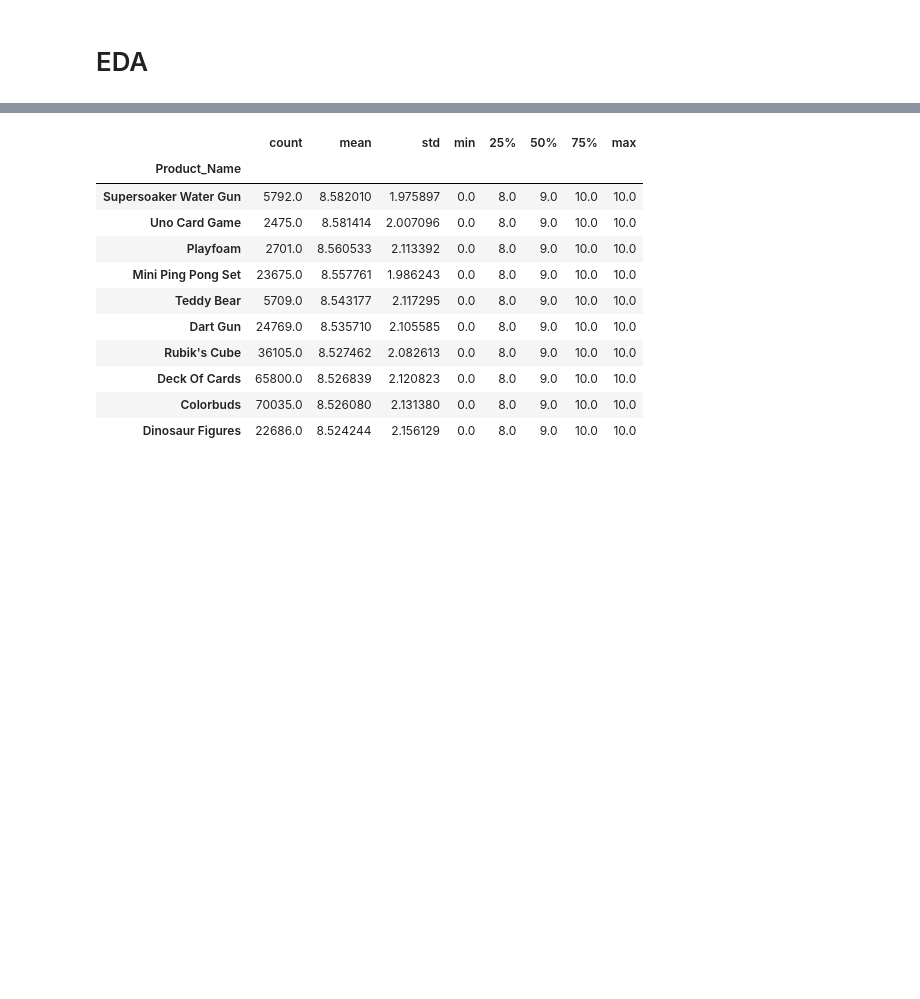
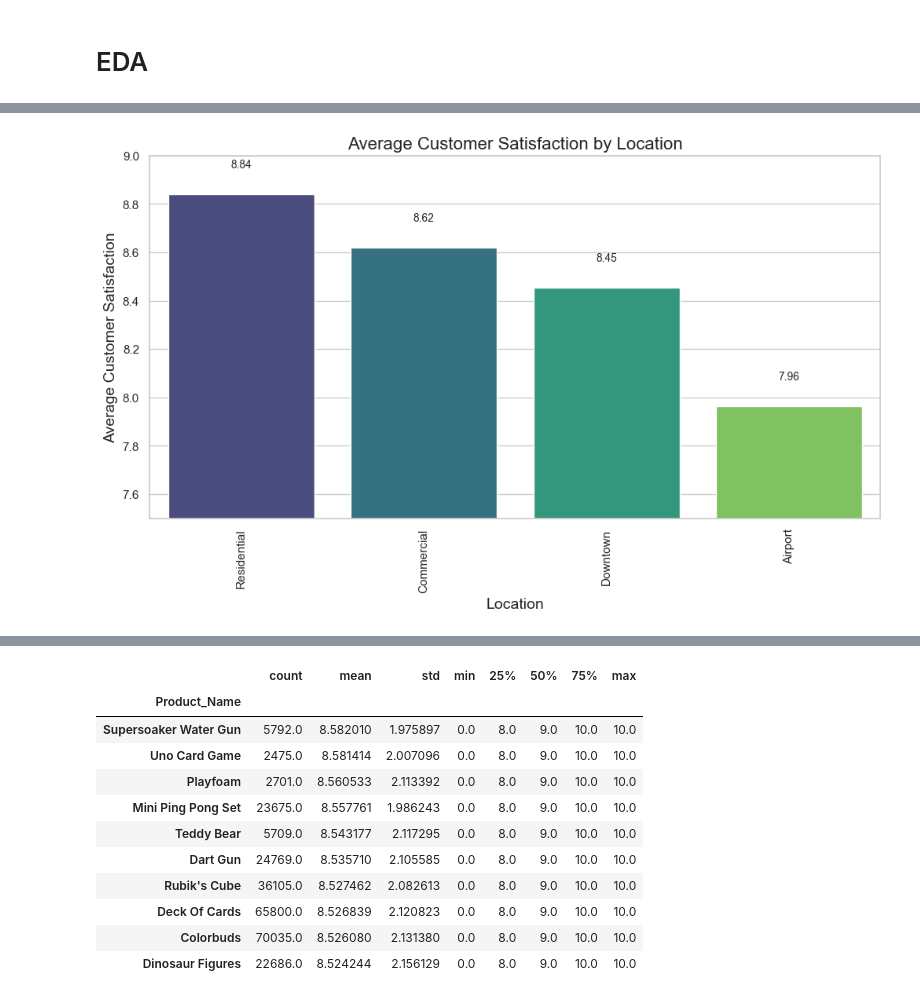
Before and after one commit to tianlan8/maven_toys_analysis, a Jupyter notebook: Maven_Toys_Data_Analysis.ipynb, the cells around one changed output, grey strips where cells are left out. Drawn from its saved outputs; the diff is of its cells as text; code cells hidden in the pictures; blank space fills up the shorter version.

```diff
--- a/Maven_Toys_Data_Analysis.ipynb
+++ b/Maven_Toys_Data_Analysis.ipynb
@@ -193,0 +178,25 @@ maven_df.groupby('Product_Name')['Customer_Satisfaction'].describe().sort_values
+# %%
+sns.set(style="whitegrid")
+
+# Create a bar plot
+plt.figure(figsize=(12, 6))
+satisfaction_by_city = maven_df.groupby('Store_Location')['Customer_Satisfaction'].mean().sort_values(ascending=False)
+sns.barplot(x=satisfaction_by_city.index, y=satisfaction_by_city.values, palette="viridis", order=satisfaction_by_city.index)
+
+# Add labels and title
+plt.xlabel('Location', fontsize=14)
+plt.ylabel('Average Customer Satisfaction', fontsize=14)
+plt.title('Average Customer Satisfaction by Location', fontsize=16)
+plt.ylim(7.5, 9)
+
+# Rotate x-axis labels for better visibility
+plt.xticks(rotation=90)
+
+# Annotate bars with their values
+for i, v in enumerate(satisfaction_by_city.values):
+    plt.text(i, v + 0.1, round(v, 2), ha='center', va='bottom', fontsize=10)
+
+# Show the plot
+plt.show()
+# %% [output]
+[figure, added]
```
Also changed, not shown: parts of 15 cells of this notebook.
